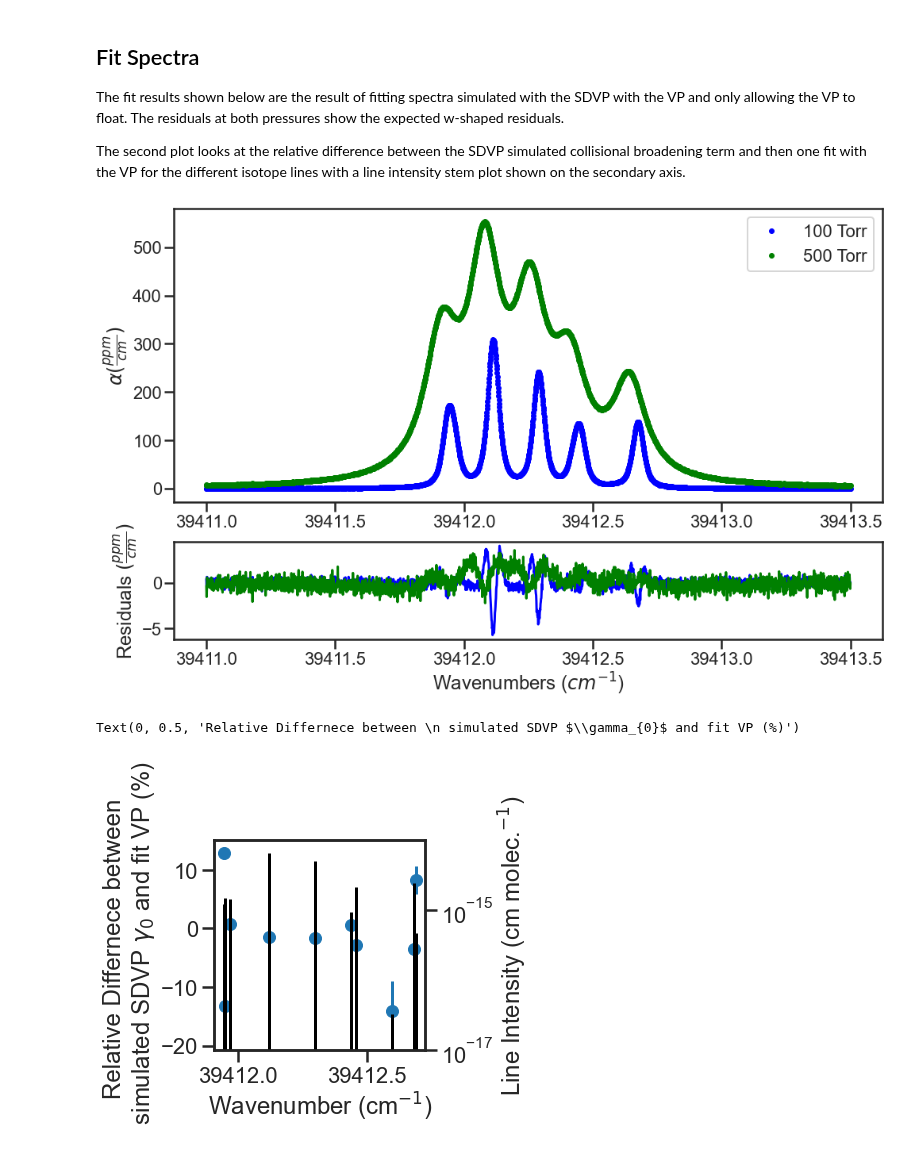
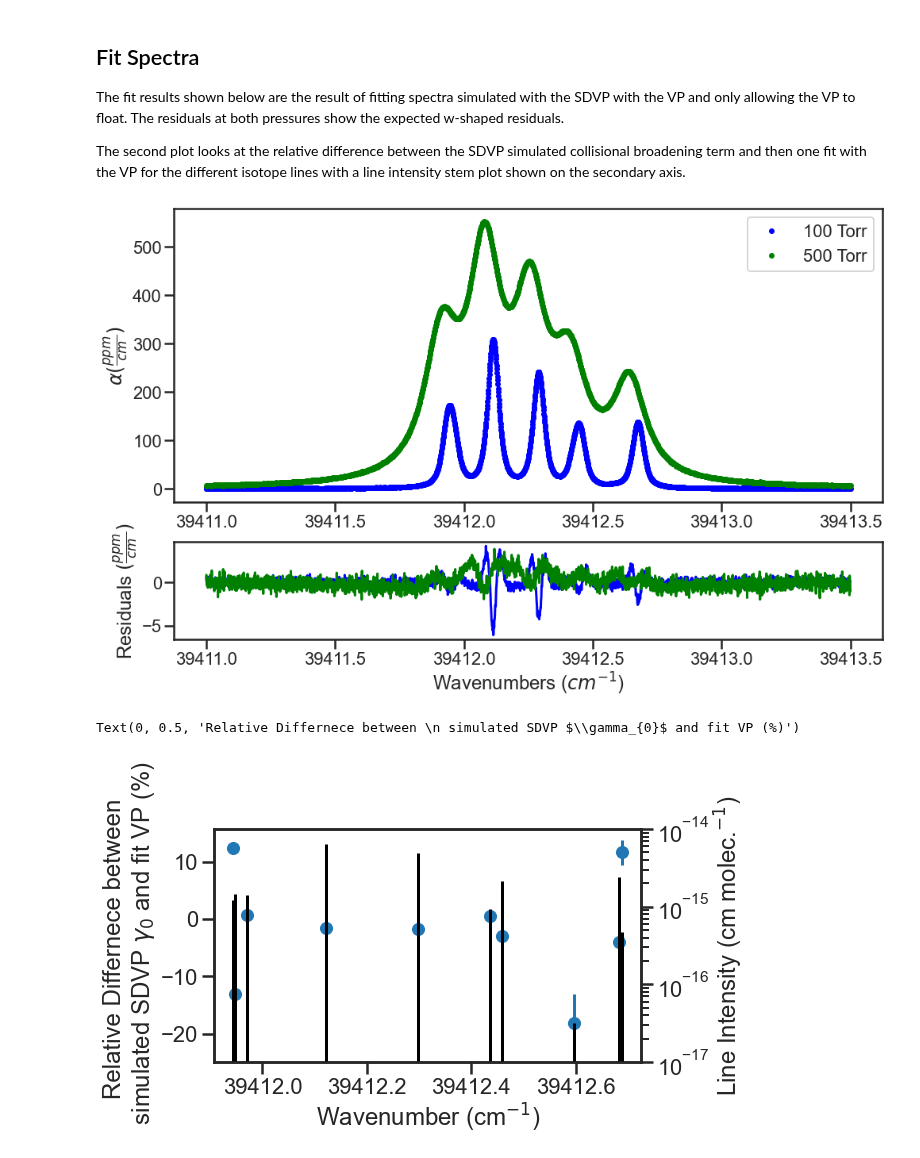
Before and after one commit to usnistgov/MATS, a Jupyter notebook: MATS/Examples/nonHITRAN_Molecules/Fitting Spectra Containing Molecules not in HITRAN.ipynb, the cells around one changed output. Cells and saved outputs as stored; diff of their text form; code cells hidden in the pictures.

```diff
--- a/MATS/Examples/nonHITRAN_Molecules/Fitting Spectra Containing Molecules not in HITRAN.ipynb
+++ b/MATS/Examples/nonHITRAN_Molecules/Fitting Spectra Containing Molecules not in HITRAN.ipynb
@@ -89,7 +89,7 @@ The simulate spectrum function is used to generate spectra, but the isotope_list
 
 The initial parameter line list should have molecule and local isotope ids that correspond to the new isotope list.  The mole fraction definition should also use the appropriate mole fraction id.  The same would be true for the abundance_ratio_MI term if the sample was not at natural abundance.
 # %%
-path = r'C:\Users\ema3\Documents\MATS\MATS\Examples\Beyond HITRAN Molecules'
+path = r'C:\Users\ema3\Documents\MATS\MATS\Examples\nonHITRAN_Molecules'
 os.chdir(path)
 PARAM_LINELIST = pd.read_csv('Hg_Linelist.csv')
 
@@ -174,33 +174,33 @@ fit_data = Fit_DataSet(SPECTRA,'Baseline_LineList', 'Parameter_LineList', minimu
 params = fit_data.generate_params()
 
 
 result = fit_data.fit_data(params, wing_cutoff = 25)
 
 fit_data.residual_analysis(result, indv_resid_plot=False)
 fit_data.update_params(result)
 SPECTRA.generate_summary_file(save_file = True)
 SPECTRA.plot_model_residuals()
 
 
 Parameter_Linelist= pd.read_csv('Parameter_Linelist.csv', index_col = 0)
 
 
 simulated_gamma0_air = PARAM_LINELIST['gamma0_air'].values[0]
 
-fig, ax1 = plt.subplots(constrained_layout=True)
+fig, ax1 = plt.subplots(constrained_layout=True, figsize= [9, 4.5])
 ax2 = ax1.twinx()
 ax2.stem(Parameter_Linelist['nu'].values,Parameter_Linelist['sw'].values*Parameter_Linelist['sw_scale_factor'].values, "k", markerfmt = 'None', basefmt = 'None')
 ax1.errorbar(Parameter_Linelist['nu'].values, 100*(Parameter_Linelist['gamma0_air'].values - simulated_gamma0_air)/ simulated_gamma0_air,
              yerr = 100*(Parameter_Linelist['gamma0_air_err'].values)/ Parameter_Linelist['gamma0_air'].values,fmt = "o")
 
 
 ax2.set_ylim(1e-17, 1e-14)
 ax1.ticklabel_format(axis = 'x', useOffset = False)
 ax2.set_yscale('log')
 ax1.set_xlabel('Wavenumber (cm$^{-1}$)')
 ax2.set_ylabel('Line Intensity (cm molec.$^{-1}$)')
 ax1.set_ylabel('Relative Differnece between \n simulated SDVP $\\gamma_{0}$ and fit VP (%)')
 # %% [output]
-[figure, old version]
+[figure, new version]
 Text(0, 0.5, 'Relative Differnece between \n simulated SDVP $\\gamma_{0}$ and fit VP (%)')
-[figure, old version]
+[figure, new version]
```
Also changed, not shown: 48 other files.
